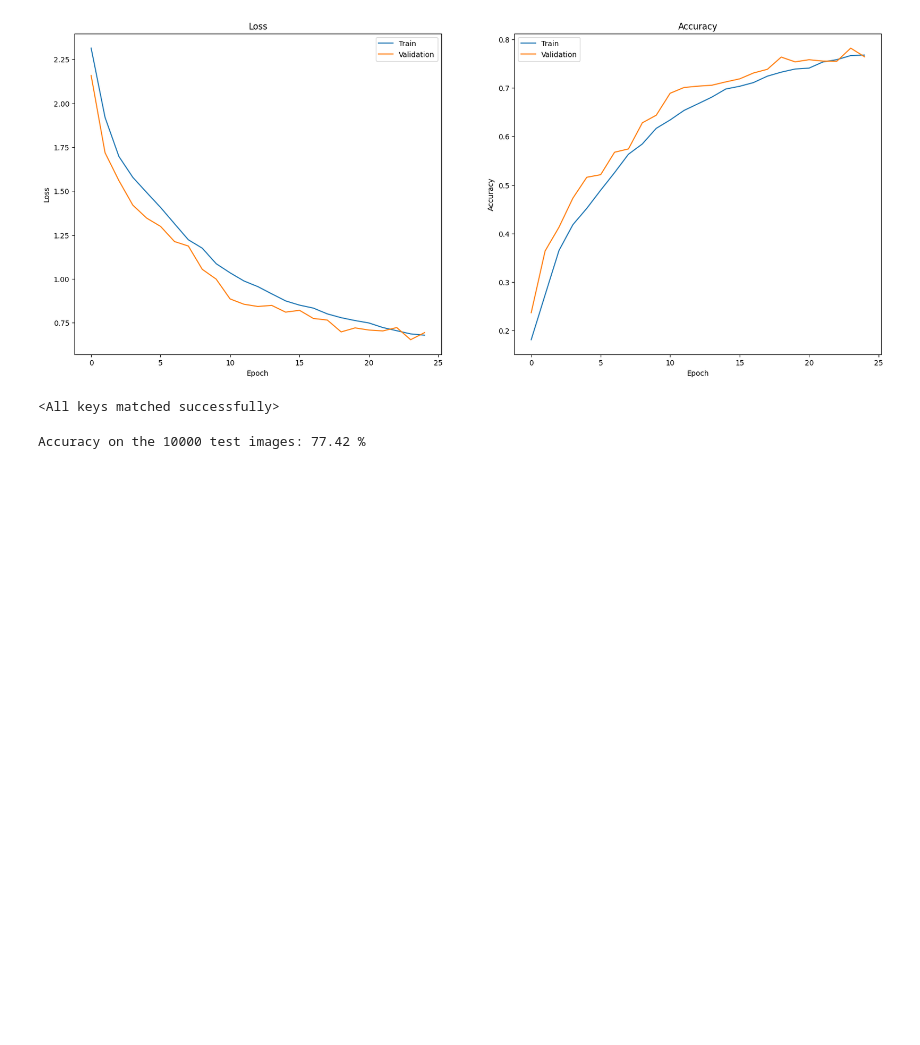
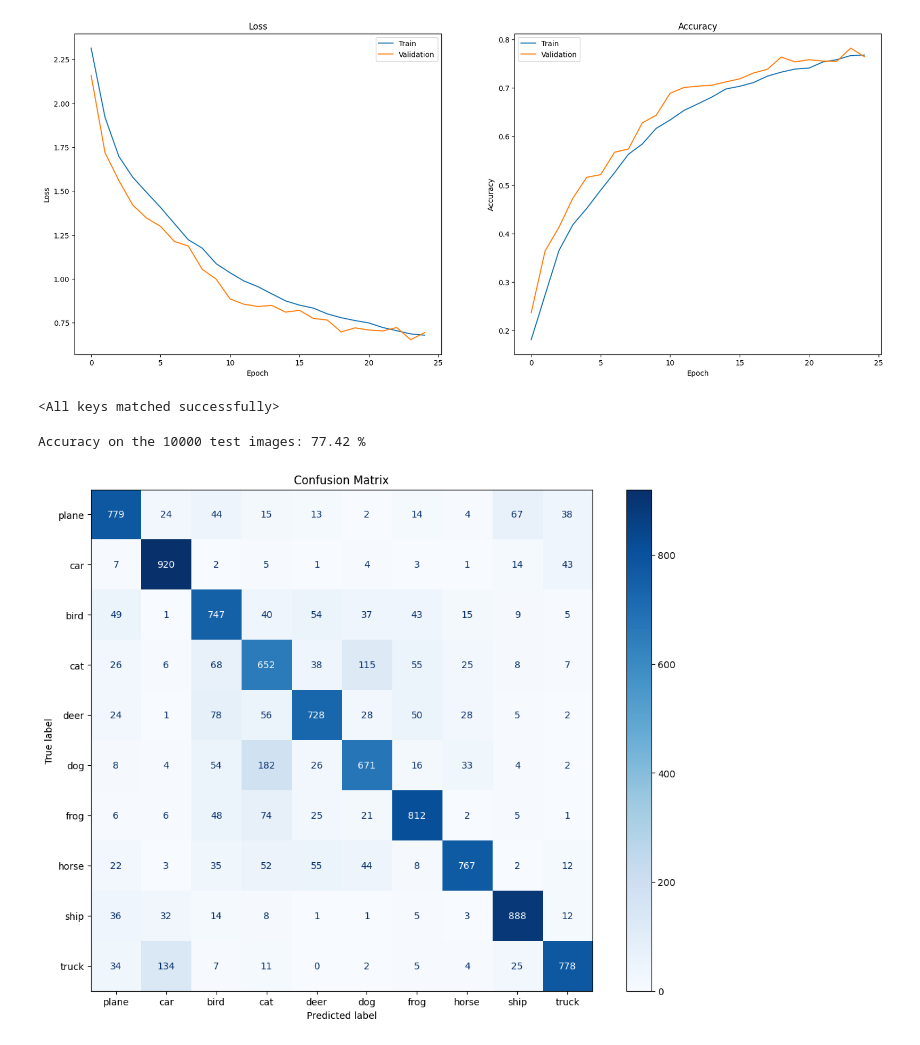
Before and after one commit to SerMisterMish/Statistical_and_Machine_Learning, a Jupyter notebook: nn_image/nn_image_conv/nn_image_conv.ipynb, the cells around one changed output. Drawn from its saved outputs; the diff is of its cells as text; code cells hidden in the pictures; blank space fills up the shorter version.

```diff
--- a/nn_image/nn_image_conv/nn_image_conv.ipynb
+++ b/nn_image/nn_image_conv/nn_image_conv.ipynb
@@ -351,7 +408,7 @@ resnet.load_state_dict(torch.load(os.path.join(PATH, 'resnet.pt')))
 # %% [output]
 <All keys matched successfully>
 # %%
-pred_vec = []
+y_true, y_pred = [], []
 correct = 0
 resnet.eval()
 with torch.no_grad():
@@ -360,9 +417,15 @@ with torch.no_grad():
         outputs = resnet(inputs)
         _, predicted = torch.max(outputs, 1)
         correct += (predicted == labels).sum().item()
-        pred_vec.append(predicted)
-    pred_vec = torch.cat(pred_vec)
+        y_true.append(labels.cpu())
+        y_pred.append(predicted.cpu())
+    y_true = torch.cat(y_true).numpy()
+    y_pred = torch.cat(y_pred).numpy()
 
 print('Accuracy on the 10000 test images: %.2f %%' % (100 * correct / dataset_sizes['test']))
 # %% [output]
 Accuracy on the 10000 test images: 77.42 %
+# %%
+plot_confusion_matrix(y_true, y_pred, classes=classes)
+# %% [output]
+[figure, added]
```
Also changed, not shown: parts of 10 cells of this notebook.
